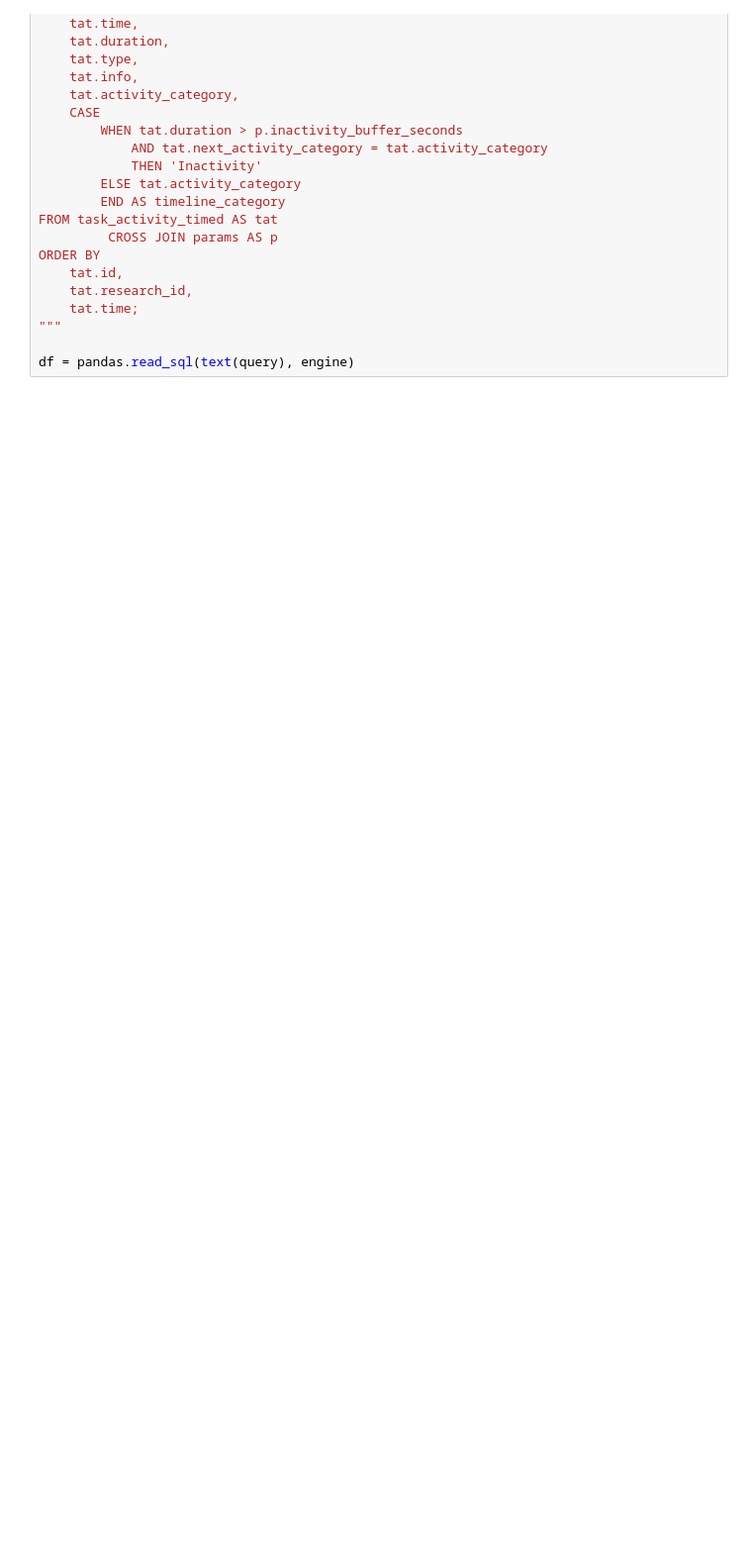
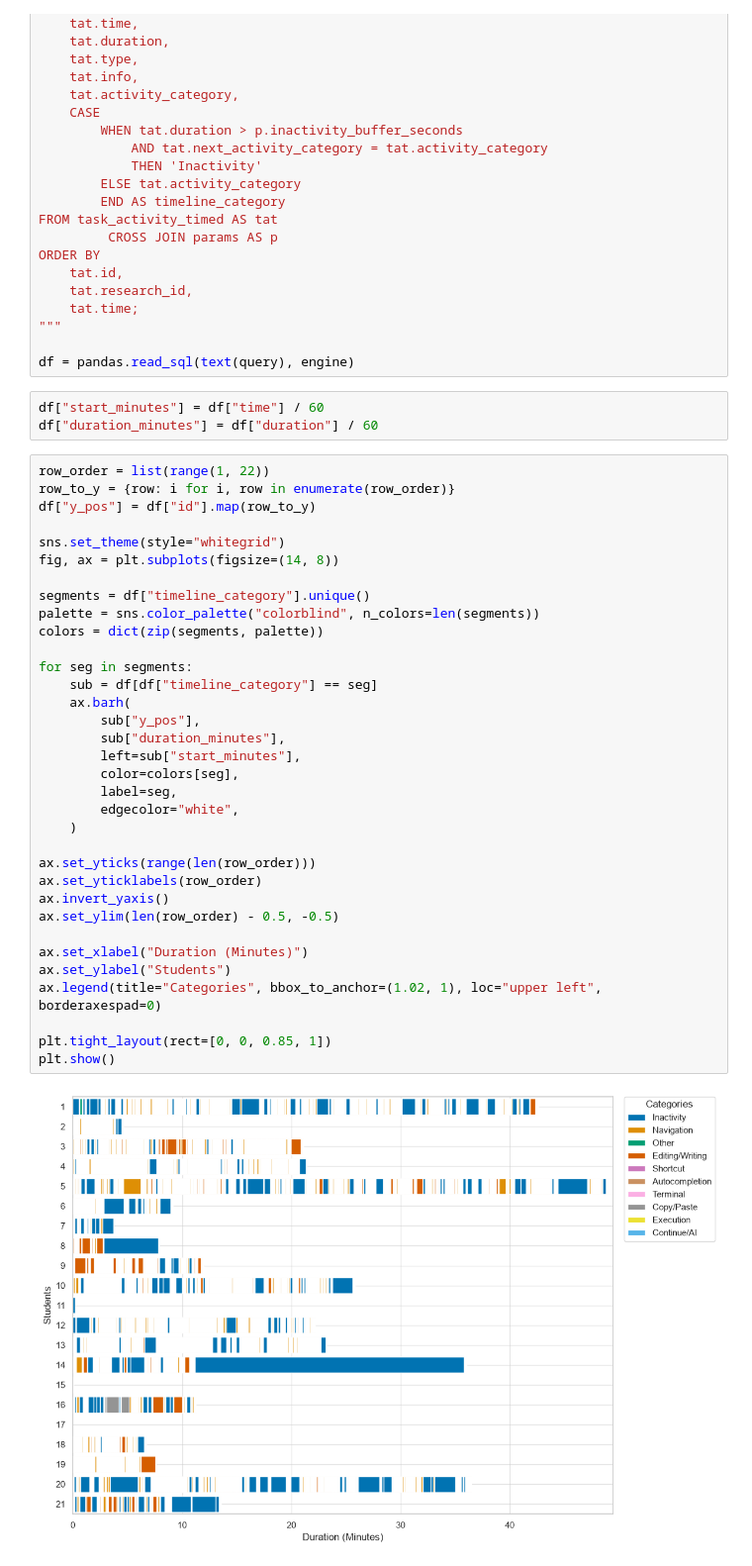
Before and after one commit to seer-lab/code-tracking, a Jupyter notebook: analysis/task1/task1_timeline.ipynb, the cells around one changed output. Shown at 99% size. Saved outputs shown, nothing was run; the diff lists cells and outputs as text; blank space fills up the shorter version.

Commit message:
Task 1 timeline still a work in progress

```diff
--- a/analysis/task1/task1_timeline.ipynb
+++ b/analysis/task1/task1_timeline.ipynb
@@ -157,3 +159,42 @@ ORDER BY
 """
 
 df = pandas.read_sql(text(query), engine)
+# %%
+df["start_minutes"] = df["time"] / 60
+df["duration_minutes"] = df["duration"] / 60
+# %%
+row_order = list(range(1, 22))
+row_to_y = {row: i for i, row in enumerate(row_order)}
+df["y_pos"] = df["id"].map(row_to_y)
+
+sns.set_theme(style="whitegrid")
+fig, ax = plt.subplots(figsize=(14, 8))
+
+segments = df["timeline_category"].unique()
+palette = sns.color_palette("colorblind", n_colors=len(segments))
+colors = dict(zip(segments, palette))
+
+for seg in segments:
+    sub = df[df["timeline_category"] == seg]
+    ax.barh(
+        sub["y_pos"],
+        sub["duration_minutes"],
+        left=sub["start_minutes"],
+        color=colors[seg],
+        label=seg,
+        edgecolor="white",
+    )
+
+ax.set_yticks(range(len(row_order)))
+ax.set_yticklabels(row_order)
+ax.invert_yaxis()
+ax.set_ylim(len(row_order) - 0.5, -0.5)
+
+ax.set_xlabel("Duration (Minutes)")
+ax.set_ylabel("Students")
+ax.legend(title="Categories", bbox_to_anchor=(1.02, 1), loc="upper left", borderaxespad=0)
+
+plt.tight_layout(rect=[0, 0, 0.85, 1])
+plt.show()
+# %% [output]
+[figure, added]
```
Also changed, not shown: parts of 1 cell of this notebook.
